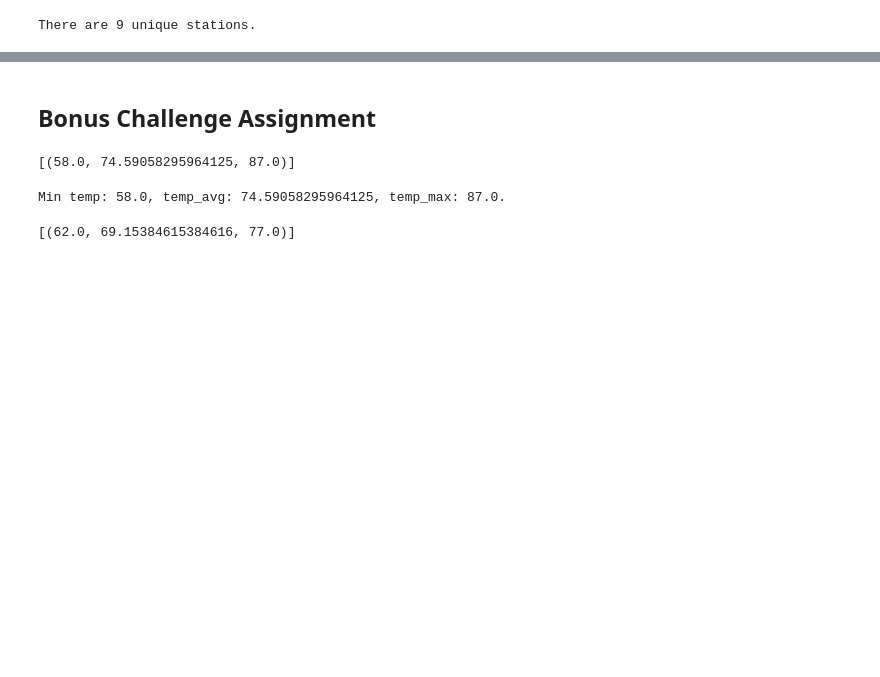
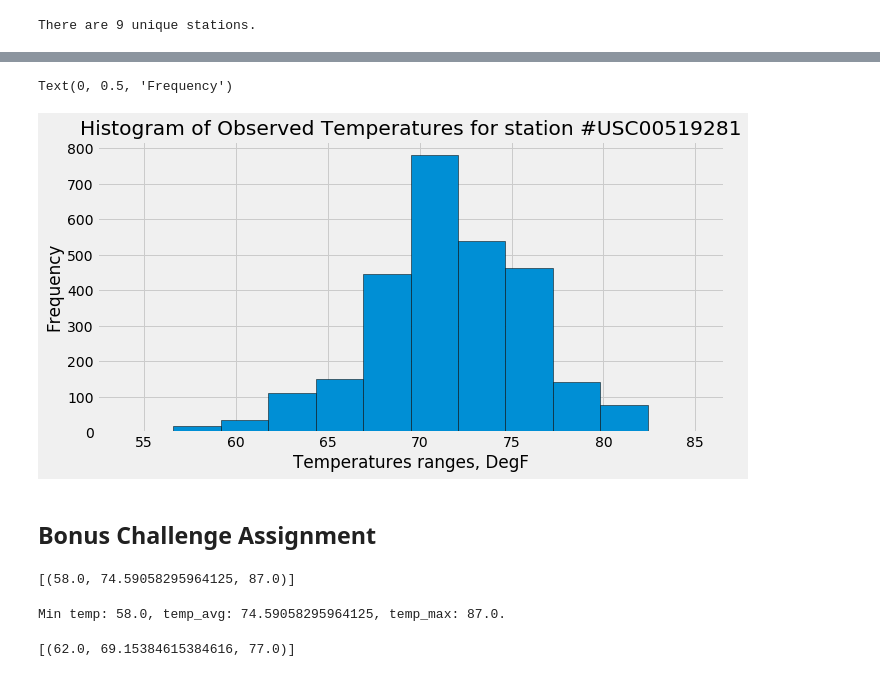
Before and after one commit to IrinaUX/sqlalchemy-challenge, a Jupyter notebook: station_analysis.ipynb, the cells around one changed output, grey strips where cells are left out. Saved outputs shown, nothing was run; the diff lists cells and outputs as text; code cells hidden in the pictures; blank space fills up the shorter version.

```diff
--- a/station_analysis.ipynb
+++ b/station_analysis.ipynb
@@ -588,0 +564,4 @@ max_sta_df.reset_index()
+# %%
+# create a query for single station identified and save into a variable
+sta_USC00519281 = session.query(Measurement.date, Measurement.tobs, Measurement.station).\
+    filter(Measurement.station == "USC00519281").all()
@@ -588,0 +582,5 @@ max_sta_df.reset_index()
+# %%
+# Create df based on the sta_USC00519281 station
+station_df = pd.DataFrame(sta_USC00519281)
+station_df.columns = ['Date', 'Temp. Observed (DegF)', 'Station']
+station_df.head()
@@ -589,3 +594,12 @@ max_sta_df.reset_index()
+# %%
+# Create a histogram of the temperature frequencies for the identified station
+station_df['Temp. Observed (DegF)'].hist(bins=12, xrot=0, figsize=(10,5), ec="k")
+plt.title("Histogram of Observed Temperatures for station #USC00519281")
+plt.xlabel("Temperatures ranges, DegF")
+plt.ylabel("Frequency")
+# %% [output]
+Text(0, 0.5, 'Frequency')
+[figure, added]
 # %% [markdown]
 ## Bonus Challenge Assignment
 # %%
```
Also changed, not shown: parts of 13 cells of this notebook.
